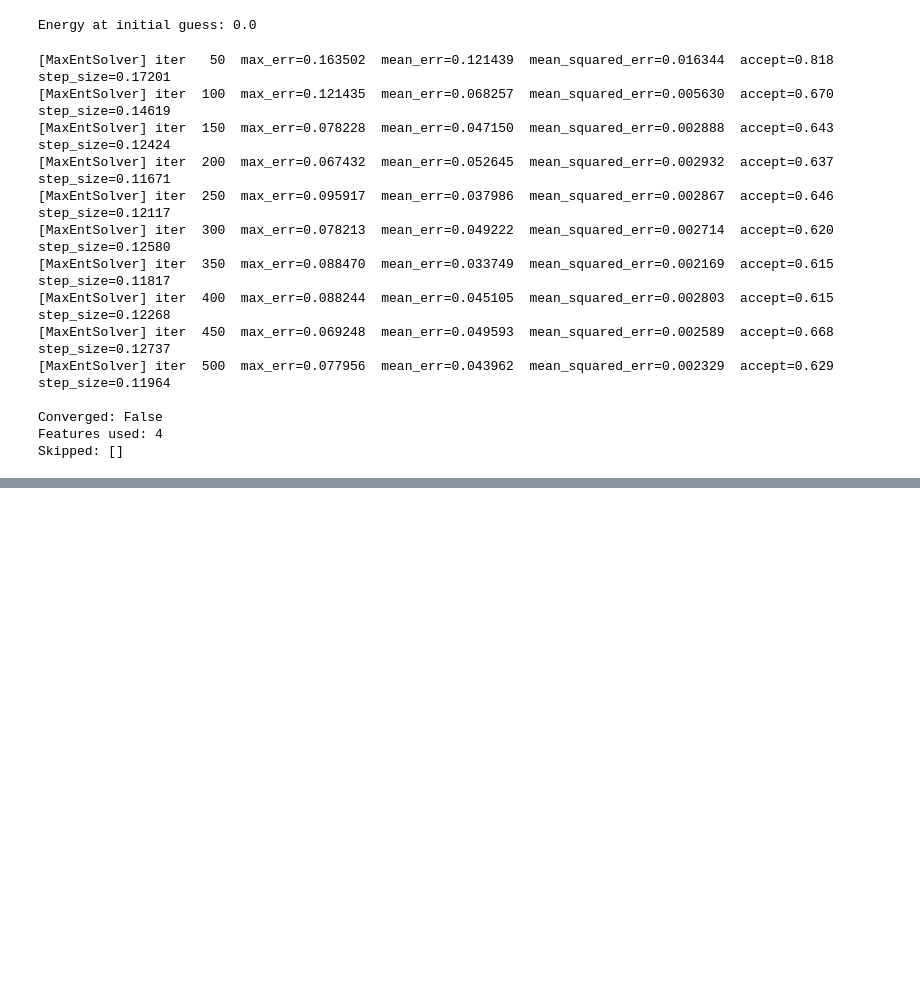
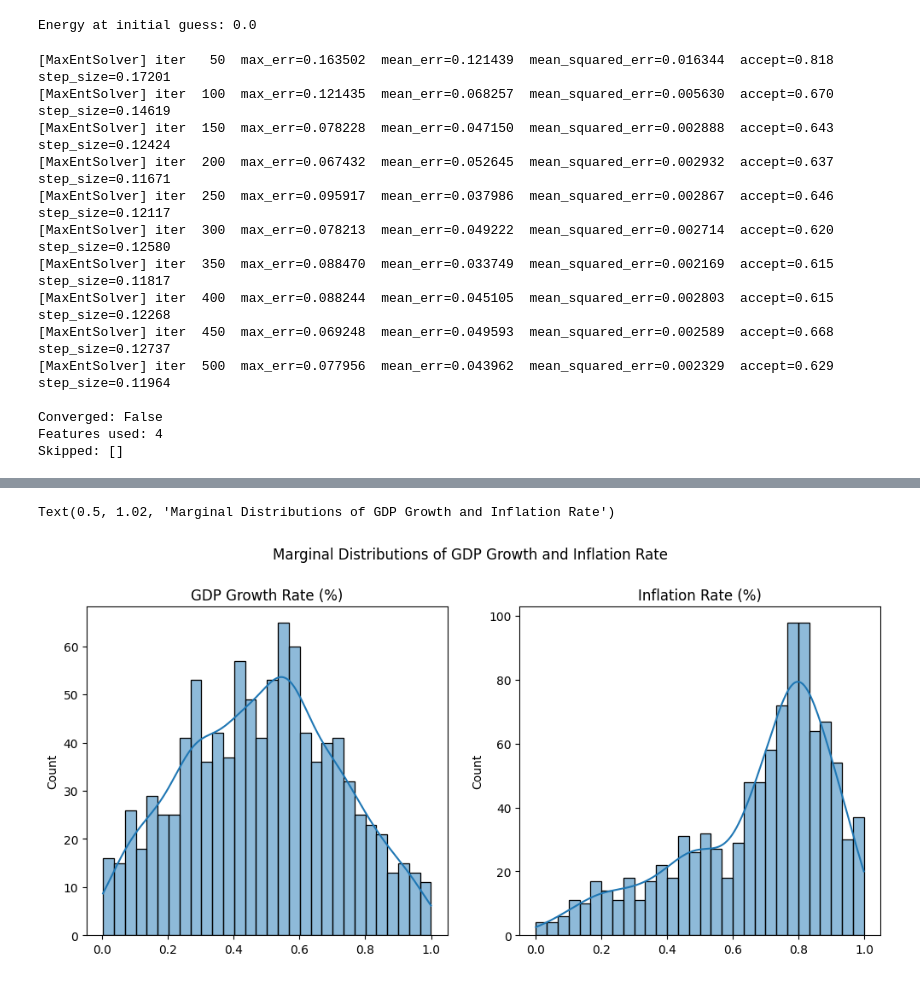
Before and after one commit to amdson/calibrated_response, a Jupyter notebook: examples/maxent_mrf.ipynb, the cells around one changed output, grey strips where cells are left out. Cells and saved outputs as stored; diff of their text form; code cells hidden in the pictures; blank space fills up the shorter version.

```diff
--- a/examples/maxent_mrf.ipynb
+++ b/examples/maxent_mrf.ipynb
@@ -109,3 +138,16 @@ Skipped: []
 # %%
 energy_model = info["energy_model"]
 samples = energy_model.sample(n_samples=1000)
+# %%
+# plot histogram of samples
+import seaborn as sns
+import matplotlib.pyplot as plt
+fig, ax = plt.subplots(1, 2, figsize=(12, 5))
+sns.histplot(samples[:, 0], bins=30, kde=True, ax=ax[0])
+sns.histplot(samples[:, 1], bins=30, kde=True, ax=ax[1])
+ax[0].set_title("GDP Growth Rate (%)")
+ax[1].set_title("Inflation Rate (%)")
+plt.suptitle("Marginal Distributions of GDP Growth and Inflation Rate", y=1.02)
+# %% [output]
+Text(0.5, 1.02, 'Marginal Distributions of GDP Growth and Inflation Rate')
+[figure, added]
```
Also changed, not shown: parts of 2 cells of this notebook, 9 other files.
